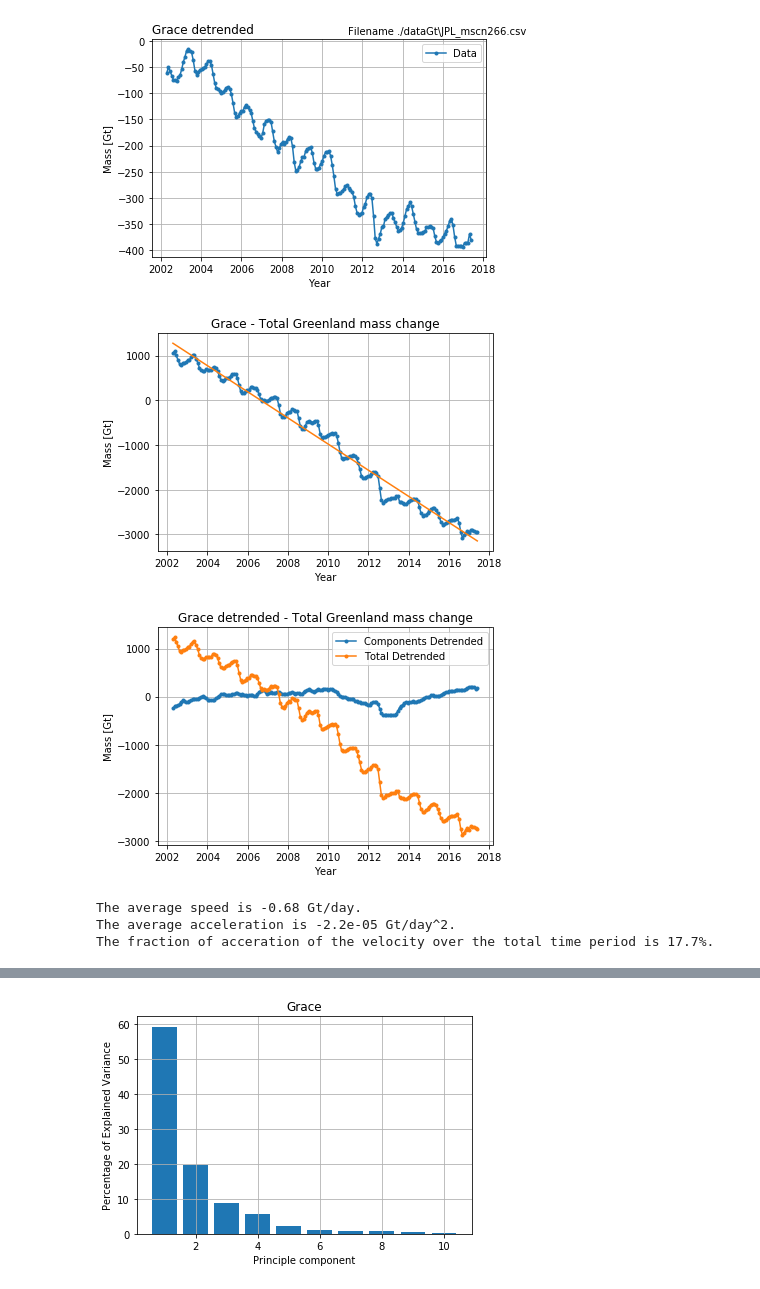
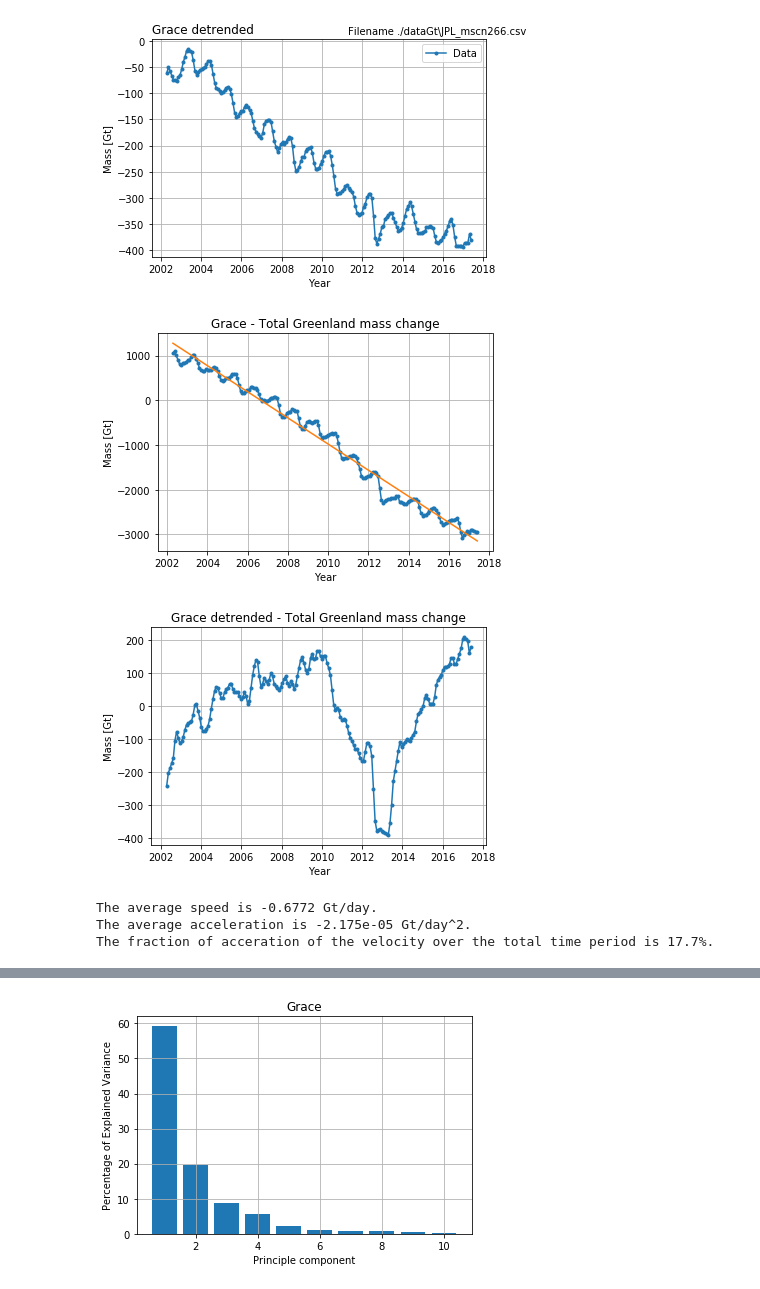
Before and after one commit to AdriaanGr/MAIO_project, a Jupyter notebook: MAIO_project2.ipynb, the cells around one changed output, grey strips where cells are left out. Saved outputs shown, nothing was run; the diff lists cells and outputs as text; code cells hidden in the pictures.

```diff
--- a/MAIO_project2.ipynb
+++ b/MAIO_project2.ipynb
@@ -133,46 +133,46 @@ plt.show()
 #xlist = 2002 + data[0][:,0]/365.25
 #ylist = np.sum(data, axis = 0)[:,1]
 
 xlist, ylist = resample_mascons(data[0,:,0] * 86400.0, data[:,:,1], t_30days)
 xlist = xlist / (86400.0 * 365.25) + 2002
 ylist = ylist.sum(axis=0)
 
 total_trend = curve_fit(fit_f, (xlist - 2002) * 365.25, ylist)[0]
 total_detrended = detrend(ylist, xlist, total_trend)
 trend = lin(xlist, ylist)
 
 plt.plot(xlist,ylist,'.-',label = 'Data')
 plt.plot(xlist,xlist * trend[0] + trend[1],label = 'Linear trend')
 plt.title('Grace - Total Greenland mass change')
 plt.xlabel('Year')
 plt.ylabel('Mass [Gt]')
 plt.grid()
 plt.savefig("./Pictures/timeseries_total", dpi=300)
 plt.show()
 
 plt.plot(xlist,ddata.sum(axis=0),'.-',label = 'Components Detrended')
-plt.plot(xlist, total_detrended,'.-',label = 'Total Detrended')
+#plt.plot(xlist, total_detrended,'.-',label = 'Total Detrended')
 
 plt.title('Grace detrended - Total Greenland mass change')
 plt.xlabel('Year')
 plt.ylabel('Mass [Gt]')
 plt.grid()
-plt.legend()
+#plt.legend()
 plt.savefig("./Pictures/timeseries_detrended_total", dpi=300)
 plt.show()
 # %% [output]
 [figure]
-[figure, old version]
+[figure, new version]
 # %%
 vel_av = total_trend[1]
 acc_av = total_trend[2]
 total_time = (xlist[-1] - xlist[0]) * 365.25
-print('The average speed is ' + str(np.round(vel_av,decimals=2)) + ' Gt/day.')
-print('The average acceleration is ' + str(np.round(acc_av,decimals=6)) + ' Gt/day^2.')
+print('The average speed is ' + str(np.round(vel_av,decimals=5)) + ' Gt/day.')
+print('The average acceleration is ' + str(np.round(acc_av,decimals=8)) + ' Gt/day^2.')
 print('The fraction of acceration of the velocity over the total time period is ' + str(np.round(100*acc_av/vel_av*total_time, decimals = 1)) + '%.')
 # %% [output]
-The average speed is -0.68 Gt/day.
-The average acceleration is -2.2e-05 Gt/day^2.
+The average speed is -0.6772 Gt/day.
+The average acceleration is -2.175e-05 Gt/day^2.
 The fraction of acceration of the velocity over the total time period is 17.7%.
 # %%
 def seasons(timeseries, dataseries, ttype = 'y', stype ='all'): # timeseries is 1D, dataseries is 2D (timeseries, mascons)
```
Also changed, not shown: parts of 22 cells of this notebook, 1 other file.
